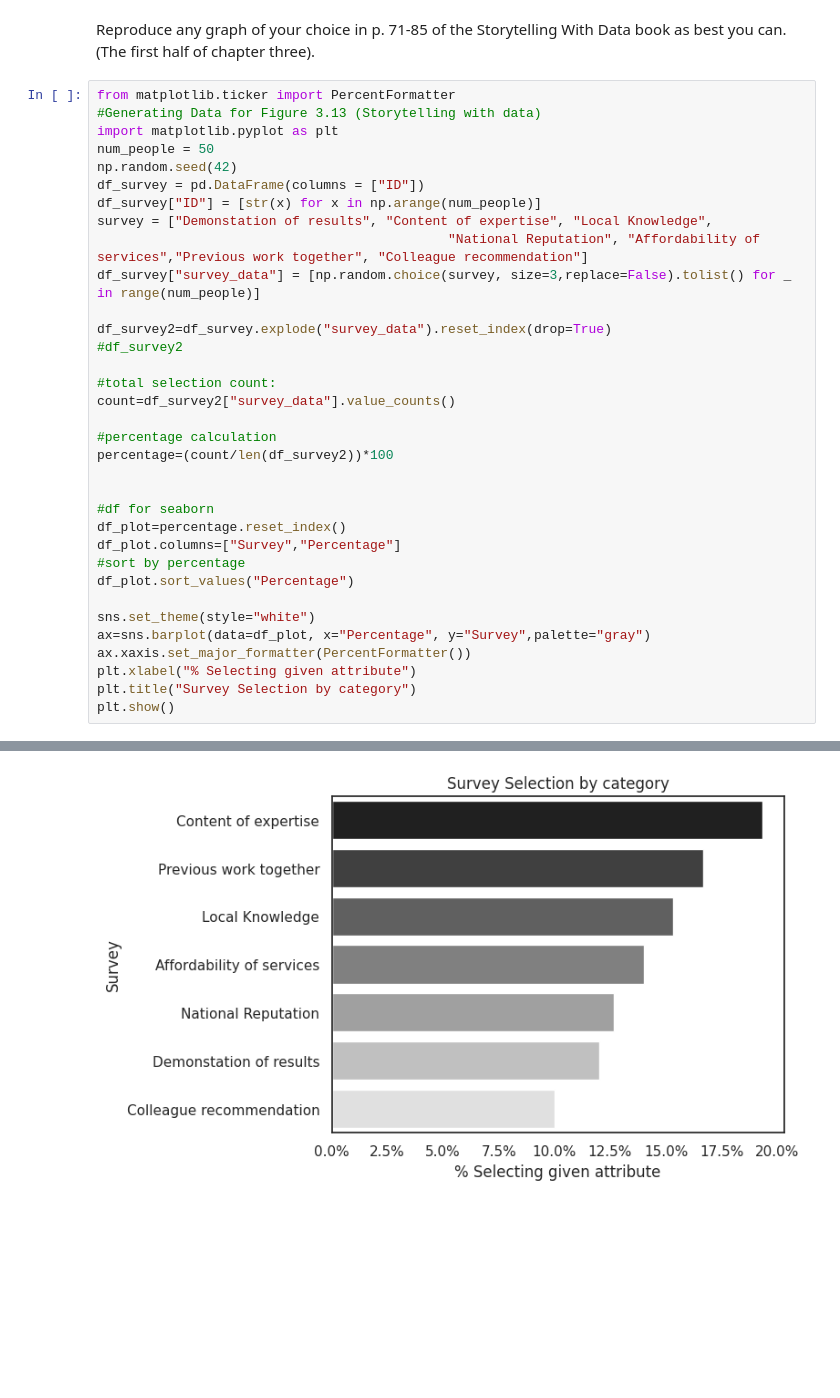
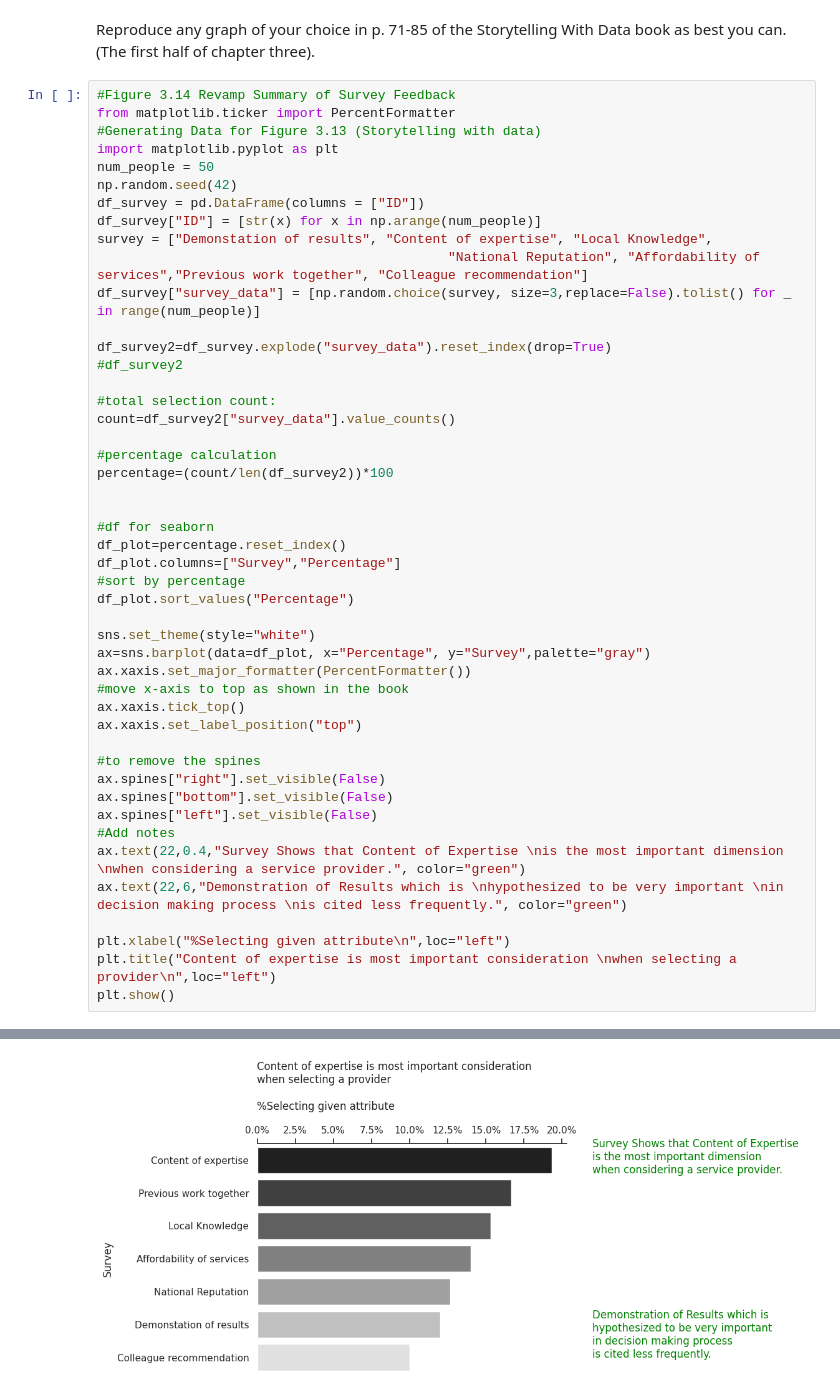
Before and after one commit to Jbaner/Module-B-semester-2, a Jupyter notebook: Week5-concealed-answer.ipynb, the cells around one changed output, grey strips where cells are left out. Saved outputs shown, nothing was run; the diff lists cells and outputs as text; blank space fills up the shorter version.

```diff
--- a/Week5-concealed-answer.ipynb
+++ b/Week5-concealed-answer.ipynb
@@ -331,6 +342,7 @@ plt.show()
 # %% [markdown]
 Reproduce any graph of your choice in p. 71-85 of the Storytelling With Data book as best you can.  (The first half of chapter three).
 # %%
+#Figure 3.14 Revamp Summary of Survey Feedback
 from matplotlib.ticker import PercentFormatter
 #Generating Data for Figure 3.13 (Storytelling with data)
 import matplotlib.pyplot as plt
@@ -339,33 +351,45 @@ np.random.seed(42)
 df_survey = pd.DataFrame(columns = ["ID"])
 df_survey["ID"] = [str(x) for x in np.arange(num_people)]
 survey = ["Demonstation of results", "Content of expertise", "Local Knowledge",
                                              "National Reputation", "Affordability of services","Previous work together", "Colleague recommendation"]
 df_survey["survey_data"] = [np.random.choice(survey, size=3,replace=False).tolist() for _ in range(num_people)]
 
 df_survey2=df_survey.explode("survey_data").reset_index(drop=True)
 #df_survey2
 
 #total selection count:
 count=df_survey2["survey_data"].value_counts()
 
 #percentage calculation
 percentage=(count/len(df_survey2))*100
 
 
 #df for seaborn
 df_plot=percentage.reset_index()
 df_plot.columns=["Survey","Percentage"]
 #sort by percentage
 df_plot.sort_values("Percentage")
 
 sns.set_theme(style="white")
 ax=sns.barplot(data=df_plot, x="Percentage", y="Survey",palette="gray")
 ax.xaxis.set_major_formatter(PercentFormatter())
-plt.xlabel("% Selecting given attribute")
-plt.title("Survey Selection by category")
+#move x-axis to top as shown in the book
+ax.xaxis.tick_top()
+ax.xaxis.set_label_position("top")
+
+#to remove the spines
+ax.spines["right"].set_visible(False)
+ax.spines["bottom"].set_visible(False)
+ax.spines["left"].set_visible(False)
+#Add notes
+ax.text(22,0.4,"Survey Shows that Content of Expertise \nis the most important dimension \nwhen considering a service provider.", color="green")
+ax.text(22,6,"Demonstration of Results which is \nhypothesized to be very important \nin decision making process \nis cited less frequently.", color="green")
+
+plt.xlabel("%Selecting given attribute\n",loc="left")
+plt.title("Content of expertise is most important consideration \nwhen selecting a provider\n",loc="left")
 plt.show()
 # %% [output]
 Passing `palette` without assigning `hue` is deprecated and will be removed in v0.14.0. Assign the `y` variable to `hue` and set `legend=False` for the same effect.
 
   ax=sns.barplot(data=df_plot, x="Percentage", y="Survey",palette="gray")
-[figure, old version]
+[figure, new version]
```
Also changed, not shown: parts of 3 cells of this notebook.
